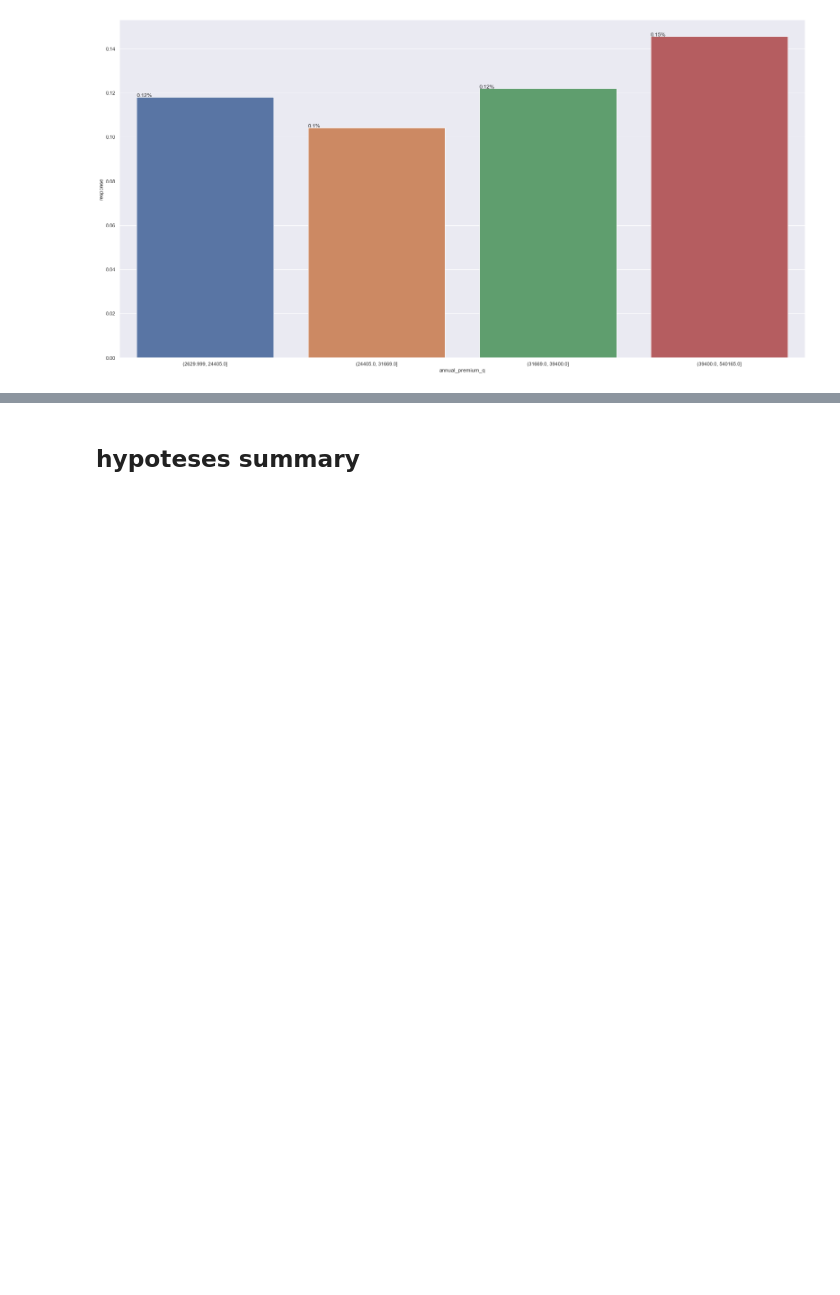
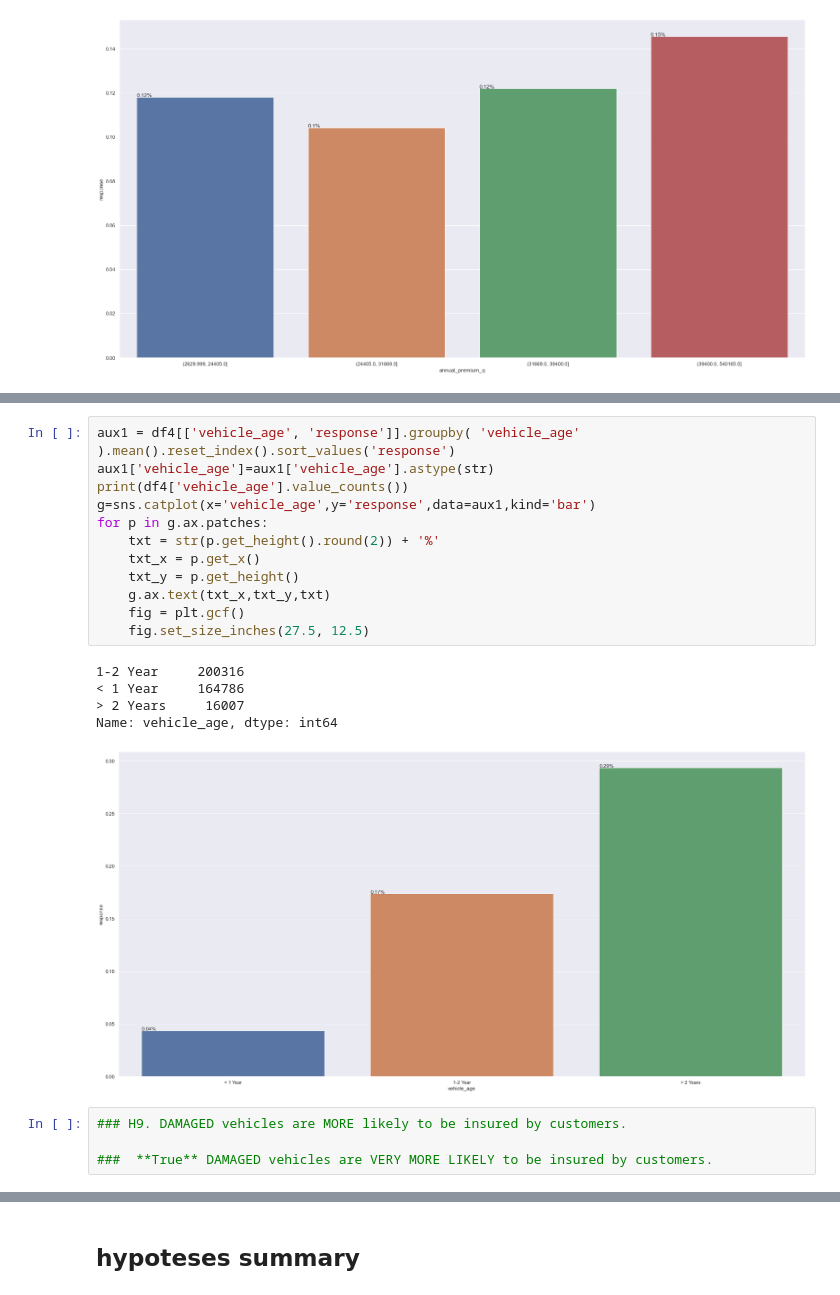
Before and after one commit to ViniciusKos/insurance_cross, a Jupyter notebook: forecast_sales.ipynb, the cells around one changed output, grey strips where cells are left out. Cells and saved outputs as stored; diff of their text form; blank space fills up the shorter version.

```diff
--- a/forecast_sales.ipynb
+++ b/forecast_sales.ipynb
@@ -587,0 +465,22 @@ plt.gcf().set_size_inches(18.5,18.5)
+# %%
+aux1 = df4[['vehicle_age', 'response']].groupby( 'vehicle_age' ).mean().reset_index().sort_values('response')
+aux1['vehicle_age']=aux1['vehicle_age'].astype(str)
+print(df4['vehicle_age'].value_counts())
+g=sns.catplot(x='vehicle_age',y='response',data=aux1,kind='bar')
+for p in g.ax.patches:
+    txt = str(p.get_height().round(2)) + '%'
+    txt_x = p.get_x()
+    txt_y = p.get_height()
+    g.ax.text(txt_x,txt_y,txt)
+    fig = plt.gcf()
+    fig.set_size_inches(27.5, 12.5)
+# %% [output]
+1-2 Year     200316
+< 1 Year     164786
+> 2 Years     16007
+Name: vehicle_age, dtype: int64
+[figure, added]
+# %%
+### H9. DAMAGED vehicles are MORE likely to be insured by customers.
+
+###  **True** DAMAGED vehicles are VERY MORE LIKELY to be insured by customers.
```
Also changed, not shown: parts of 22 cells of this notebook.
